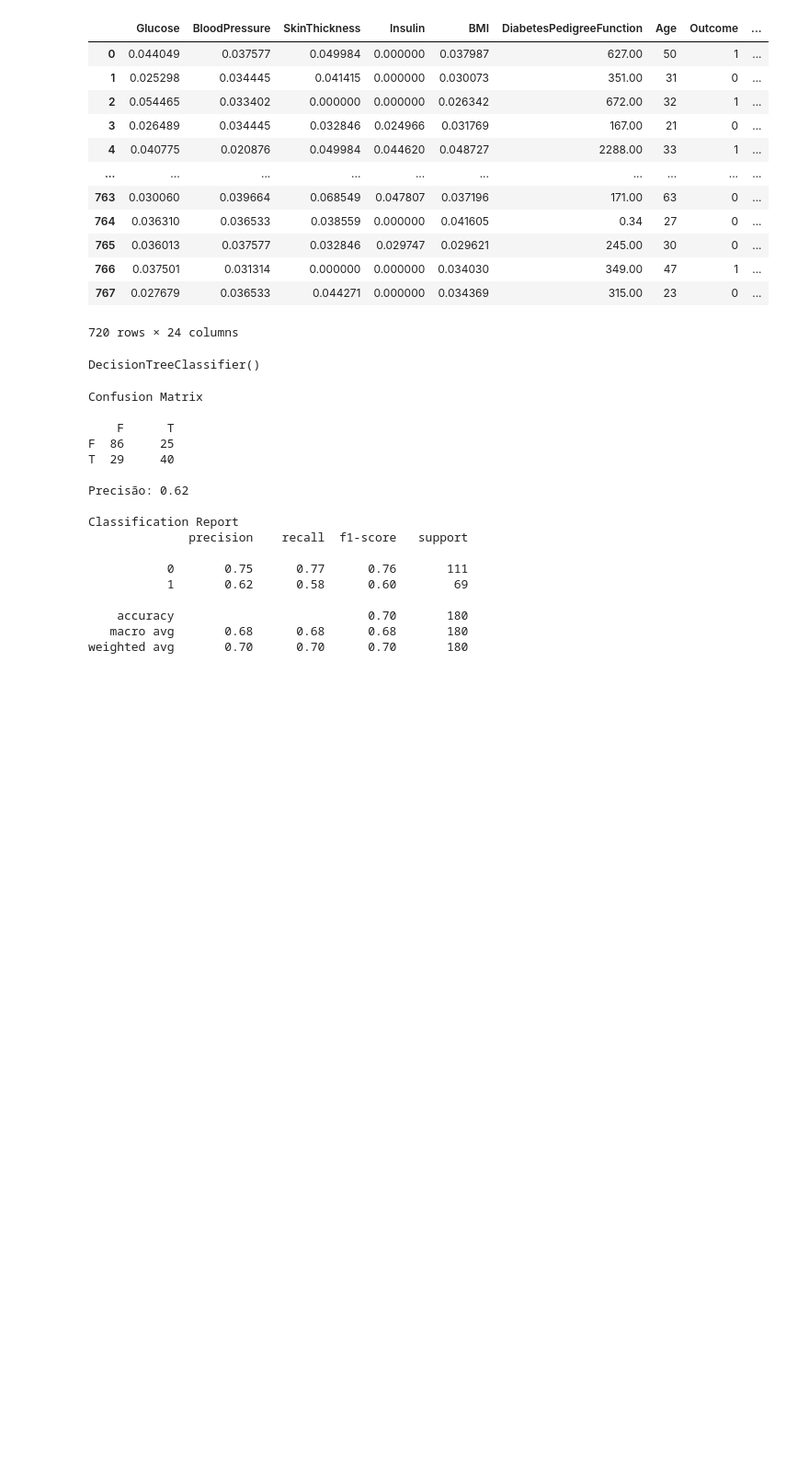
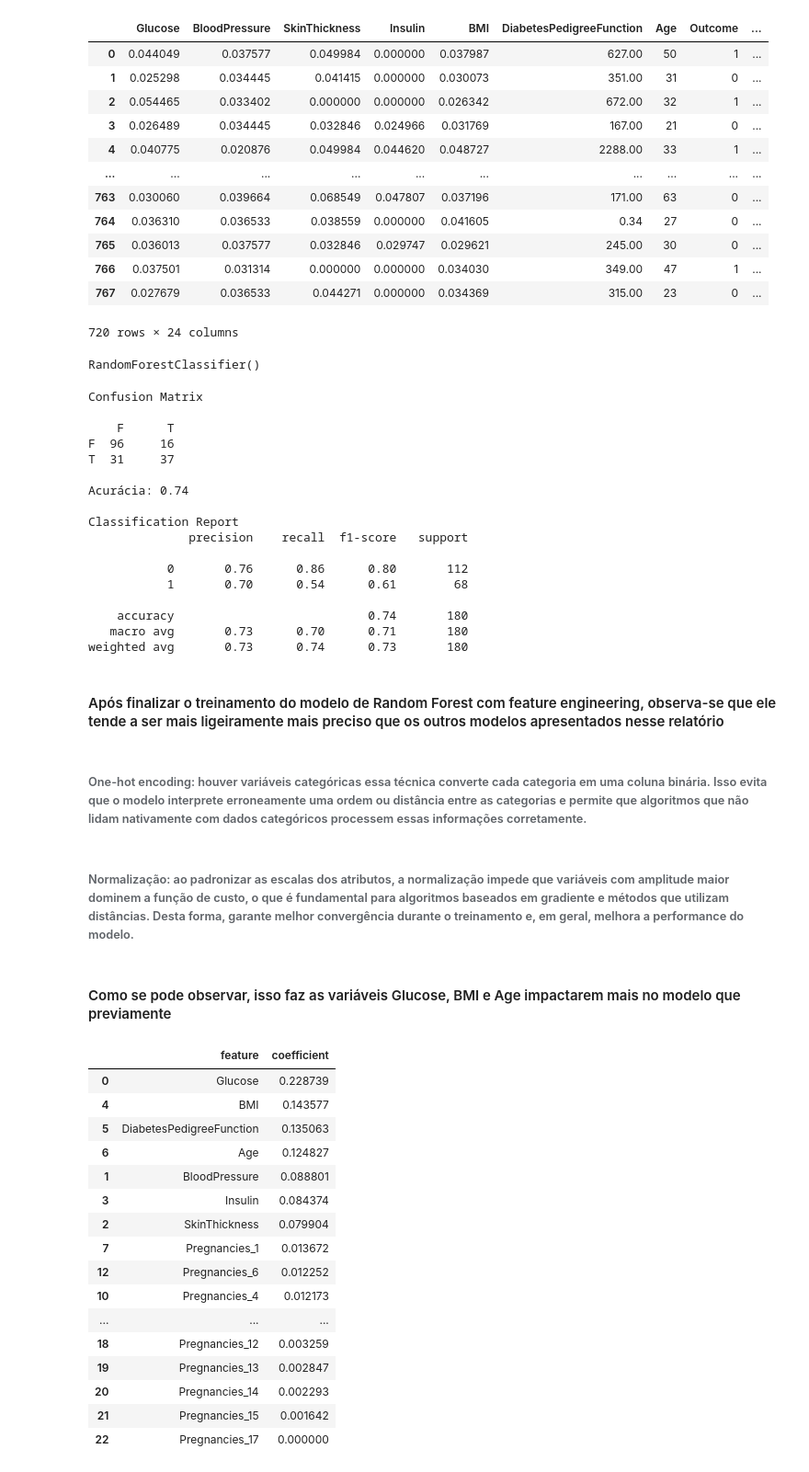
Before and after one commit to lucasdbr05/cis_ieee, a Jupyter notebook: main.ipynb, the cells around one changed output. Shown at 92% size. Saved outputs shown, nothing was run; the diff lists cells and outputs as text; code cells hidden in the pictures; blank space fills up the shorter version.

```diff
--- a/main.ipynb
+++ b/main.ipynb
@@ -458,13 +461,9 @@ df_diabetes
 X = df_diabetes.drop(columns="Outcome")
 y = df_diabetes["Outcome"]
 X_train, X_test, y_train, y_test = train_test_split(X, y, test_size=0.25)
-# %%
-scaler = MinMaxScaler()
-X_train = scaler.fit_transform(X_train)
-X_test = scaler.transform(X_test)
 # %%
-decision_tree = DecisionTreeClassifier()
-decision_tree.fit(X_train, y_train)
+random_forest = RandomForestClassifier()
+random_forest.fit(X_train, y_train)
 # %% [output]
-DecisionTreeClassifier()
+RandomForestClassifier()
 # %%
@@ -478,9 +477,9 @@ F  {matrix[0][0]:<5}  {matrix[0][1]:<5}
 T  {matrix[1][0]:<5}  {matrix[1][1]:<5}
 """)
 
-# Mede o quanto o modelo acerta
-# Precisão = (TT)/ (TT+FT)
-print(f"Precisão: {precision_score(y_test, y_pred):.2f}", end="\n\n")
+# Mede o quão frequente o modelo faz a previsão correta
+# Acurácia = (TT+TF)/ (TT+FT+TF+FF)
+print(f"Acurácia: {accuracy_score(y_test, y_pred):.2f}", end="\n\n")
 
 print("Classification Report")
 print(classification_report(y_test, y_pred), end="\n\n")
@@ -488,17 +487,56 @@ print(classification_report(y_test, y_pred), end="\n\n")
 Confusion Matrix
 
     F      T
-F  86     25
-T  29     40
+F  96     16
+T  31     37
 
-Precisão: 0.62
+Acurácia: 0.74
 
 Classification Report
               precision    recall  f1-score   support
 
-           0       0.75      0.77      0.76       111
-           1       0.62      0.58      0.60        69
+           0       0.76      0.86      0.80       112
+           1       0.70      0.54      0.61        68
 
-    accuracy                           0.70       180
-   macro avg       0.68      0.68      0.68       180
-weighted avg       0.70      0.70      0.70       180
+    accuracy                           0.74       180
+   macro avg       0.73      0.70      0.71       180
+weighted avg       0.73      0.74      0.73       180
+# %% [markdown]
+#### Após finalizar o treinamento do modelo de Random Forest com feature engineering, observa-se que ele tende a ser mais ligeiramente mais preciso que os outros modelos apresentados nesse relatório
+# %% [markdown]
+###### One-hot encoding: houver variáveis categóricas essa técnica converte cada categoria em uma coluna binária. Isso evita que o modelo interprete erroneamente uma ordem ou distância entre as categorias e permite que algoritmos que não lidam nativamente com dados categóricos processem essas informações corretamente.
+# %% [markdown]
+###### Normalização: ao padronizar as escalas dos atributos, a normalização impede que variáveis com amplitude maior dominem a função de custo, o que é fundamental para algoritmos baseados em gradiente e métodos que utilizam distâncias. Desta forma, garante melhor convergência durante o treinamento e, em geral, melhora a performance do modelo.
+# %% [markdown]
+#### Como se pode observar, isso faz as variáveis Glucose, BMI e Age impactarem mais no modelo que previamente
+# %%
+# Features que mais influênciaram a decisão do modelo
+coefs = pd.DataFrame({
+    'feature': X.columns,
+    'coefficient': random_forest.feature_importances_
+})
+coefs['abs_coef'] = np.abs(coefs['coefficient'])
+coefs = coefs.sort_values(by='abs_coef', ascending=False)
+
+# Coeficientes positivos: aumentam a probabilidade do modelo prever a classe positiva.
+# Coeficientes negativos: diminuem essa probabilidade.
+# Quanto maior o valor absoluto do coeficiente, mais influência a variável tem na decisão
+coefs[['feature', 'coefficient']]
+# %% [output]
+|  | feature | coefficient |
+| 0 | Glucose | 0.228739 |
+| 4 | BMI | 0.143577 |
+| 5 | DiabetesPedigreeFunction | 0.135063 |
+| 6 | Age | 0.124827 |
+| 1 | BloodPressure | 0.088801 |
+| 3 | Insulin | 0.084374 |
+| 2 | SkinThickness | 0.079904 |
+| 7 | Pregnancies_1 | 0.013672 |
+| 12 | Pregnancies_6 | 0.012252 |
+| 10 | Pregnancies_4 | 0.012173 |
+| ... | ... | ... |
+| 18 | Pregnancies_12 | 0.003259 |
+| 19 | Pregnancies_13 | 0.002847 |
+| 20 | Pregnancies_14 | 0.002293 |
+| 21 | Pregnancies_15 | 0.001642 |
+| 22 | Pregnancies_17 | 0.000000 |
```
Also changed, not shown: parts of 12 cells of this notebook.
